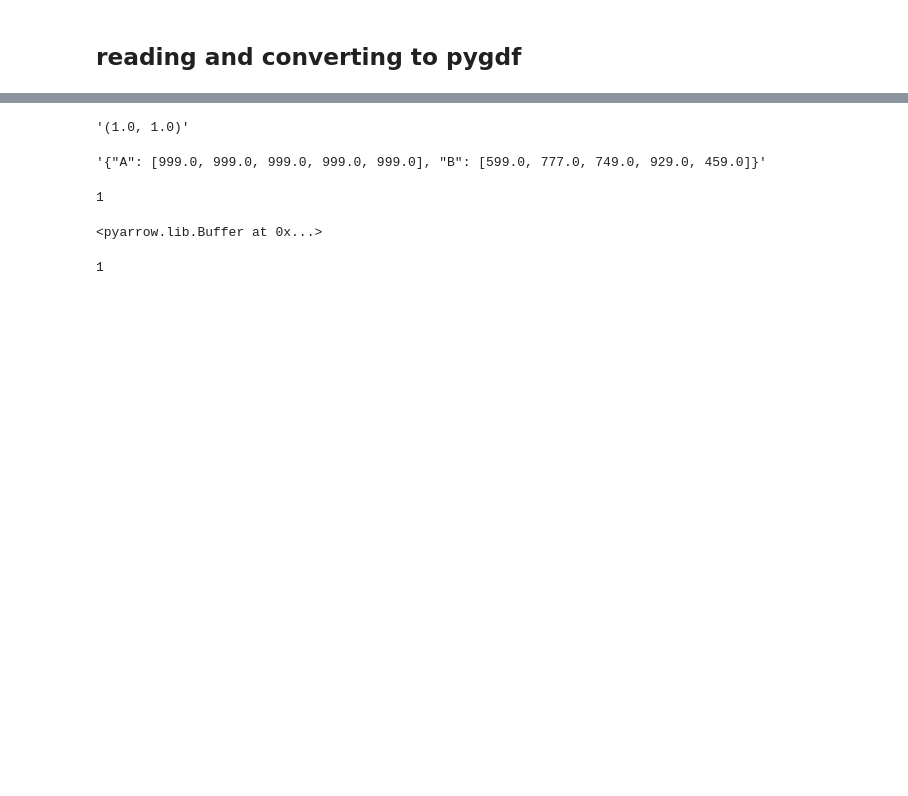
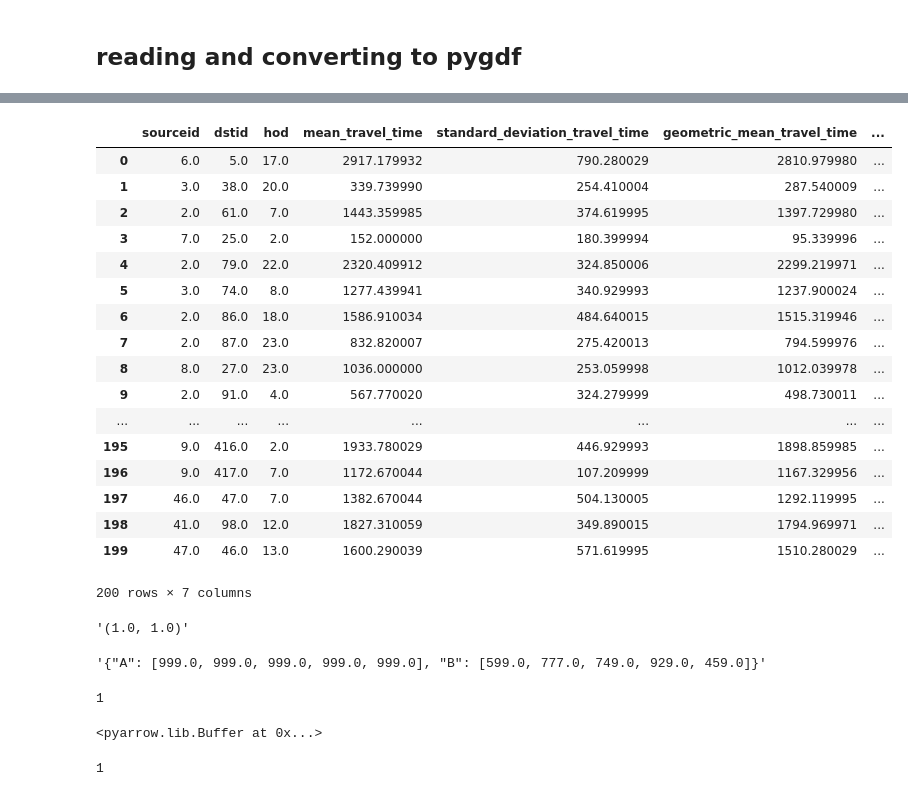
Before and after one commit to rapidsai/cuxfilter, a Jupyter notebook: pygdf.ipynb, the cells around one changed output, grey strips where cells are left out. Cells and saved outputs as stored; diff of their text form; code cells hidden in the pictures; blank space fills up the shorter version.

```diff
--- a/pygdf.ipynb
+++ b/pygdf.ipynb
@@ -13,8 +14,8 @@ import pygdf.gpuarrow as gpuarrow
 ## reading and converting to pygdf
 # %%
 def readArrowToDF(source):
-    reader = pa.RecordBatchStreamReader(source)
+    reader = RecordBatchStreamReader(source)
     pa_df = reader.read_all()
     return pa_df.to_pandas()
 # %%
-gdf_df = DataFrame.from_pandas(readArrowToDF("node-server/uploads/data-100000k.arrow"))
+gdf_df = DataFrame.from_pandas(readArrowToDF("node-server/uploads/uber-dataset.arrow"))
@@ -25,3 +51,24 @@ len(gdf_df.columns)
+# %%
+gdf_df.loc[0:200].to_pandas().head(200)
+# %% [output]
+|  | sourceid | dstid | hod | mean_travel_time | standard_deviation_travel_time | geometric_mean_travel_time | ... |
+| 0 | 6.0 | 5.0 | 17.0 | 2917.179932 | 790.280029 | 2810.979980 | ... |
+| 1 | 3.0 | 38.0 | 20.0 | 339.739990 | 254.410004 | 287.540009 | ... |
+| 2 | 2.0 | 61.0 | 7.0 | 1443.359985 | 374.619995 | 1397.729980 | ... |
+| 3 | 7.0 | 25.0 | 2.0 | 152.000000 | 180.399994 | 95.339996 | ... |
+| 4 | 2.0 | 79.0 | 22.0 | 2320.409912 | 324.850006 | 2299.219971 | ... |
+| 5 | 3.0 | 74.0 | 8.0 | 1277.439941 | 340.929993 | 1237.900024 | ... |
+| 6 | 2.0 | 86.0 | 18.0 | 1586.910034 | 484.640015 | 1515.319946 | ... |
+| 7 | 2.0 | 87.0 | 23.0 | 832.820007 | 275.420013 | 794.599976 | ... |
+| 8 | 8.0 | 27.0 | 23.0 | 1036.000000 | 253.059998 | 1012.039978 | ... |
+| 9 | 2.0 | 91.0 | 4.0 | 567.770020 | 324.279999 | 498.730011 | ... |
+| ... | ... | ... | ... | ... | ... | ... | ... |
+| 195 | 9.0 | 416.0 | 2.0 | 1933.780029 | 446.929993 | 1898.859985 | ... |
+| 196 | 9.0 | 417.0 | 7.0 | 1172.670044 | 107.209999 | 1167.329956 | ... |
+| 197 | 46.0 | 47.0 | 7.0 | 1382.670044 | 504.130005 | 1292.119995 | ... |
+| 198 | 41.0 | 98.0 | 12.0 | 1827.310059 | 349.890015 | 1794.969971 | ... |
+| 199 | 47.0 | 46.0 | 13.0 | 1600.290039 | 571.619995 | 1510.280029 | ... |
+200 rows × 7 columns
 # %%
 a = 'A'
 b= 'B'
```
Also changed, not shown: parts of 8 cells of this notebook, 7 other files.
